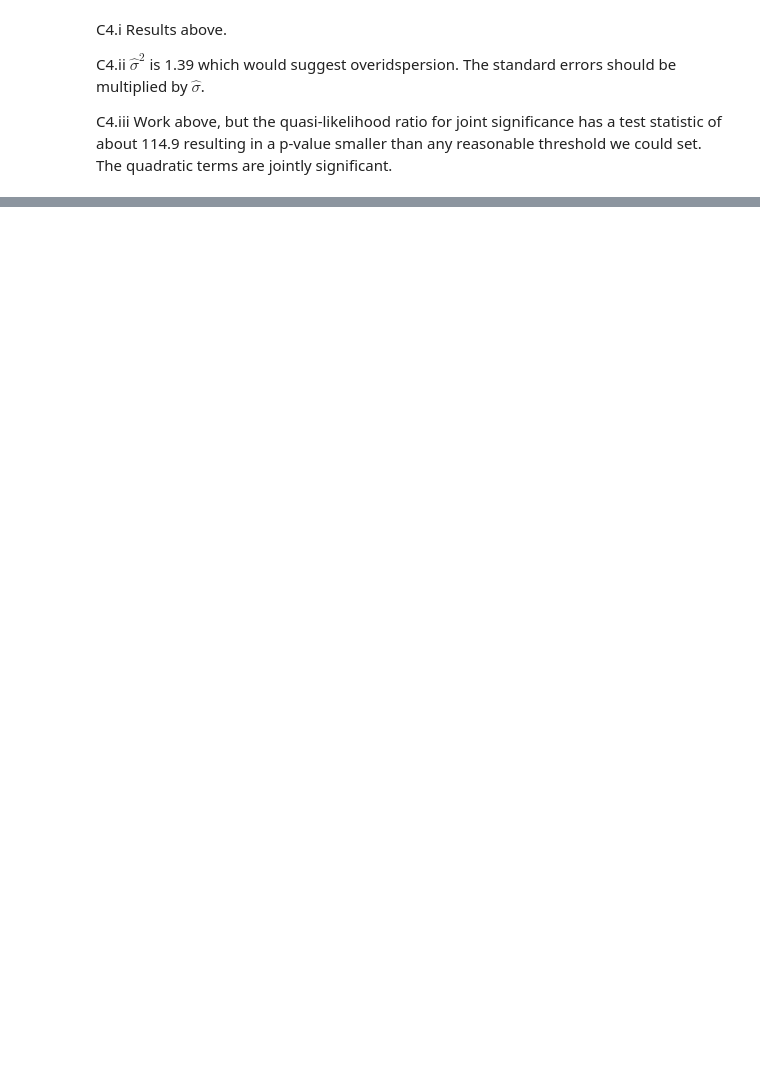
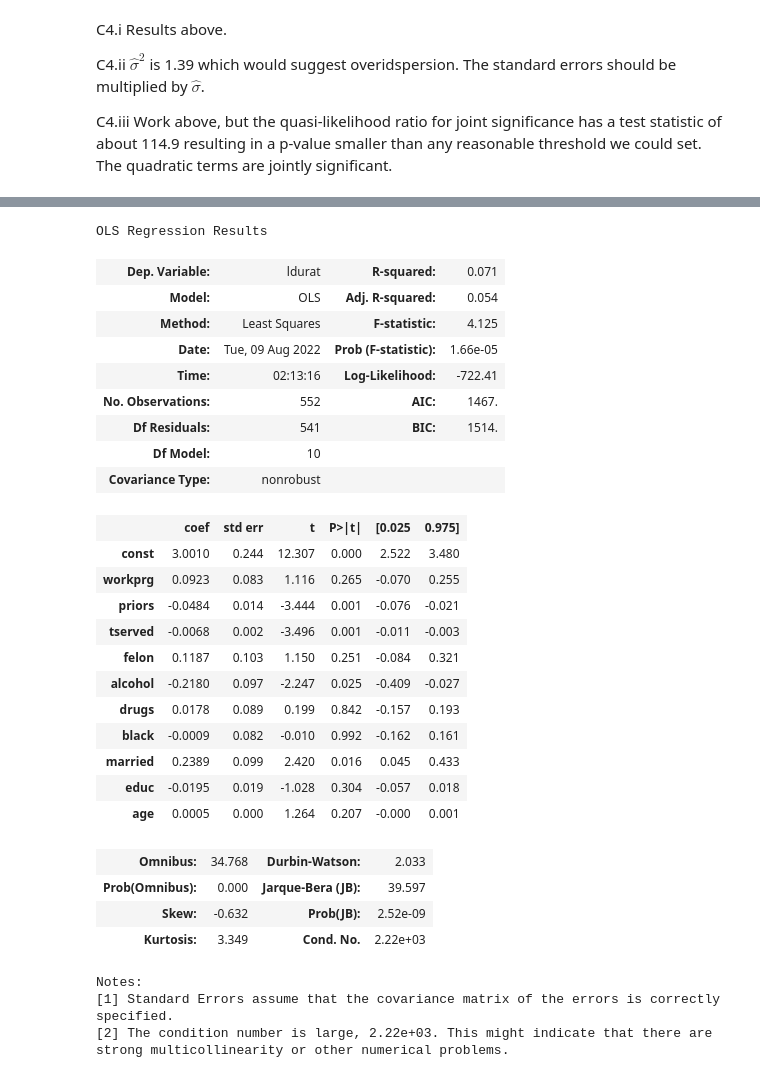
Before and after one commit to systemchalk/wooldridge_workbook, a Jupyter notebook: ch17.ipynb, the cells around one changed output, grey strips where cells are left out. Saved outputs shown, nothing was run; the diff lists cells and outputs as text; code cells hidden in the pictures; blank space fills up the shorter version.

```diff
--- a/ch17.ipynb
+++ b/ch17.ipynb
@@ -534,0 +544,42 @@ C4.iii Work above, but the quasi-likelihood ratio for joint significance has a t
+# %%
+# Exercise 6
+recid = pd.read_excel("./excel/recid.xls")
+
+recid.columns = ["black", "alcohol", "drugs", "super", "married", "felon", "workprg",
+                 "property", "person", "priors", "educ", "rules", "age", "tserved",
+                 "follow", "durat", "cens", "ldurat"]
+recid = recid[recid.cens == 0]
+X = sm.add_constant(recid[["workprg", "priors", "tserved", "felon", "alcohol", "drugs", "black", "married", "educ", "age"]])
+model = sm.OLS(recid.ldurat, X, missing="drop").fit()
+model.summary()
+# %% [output]
+OLS Regression Results
+| Dep. Variable: | ldurat | R-squared: | 0.071 |
+| Model: | OLS | Adj. R-squared: | 0.054 |
+| Method: | Least Squares | F-statistic: | 4.125 |
+| Date: | Tue, 09 Aug 2022 | Prob (F-statistic): | 1.66e-05 |
+| Time: | 02:13:16 | Log-Likelihood: | -722.41 |
+| No. Observations: | 552 | AIC: | 1467. |
+| Df Residuals: | 541 | BIC: | 1514. |
+| Df Model: | 10 |  |  |
+| Covariance Type: | nonrobust |  |  |
+|  | coef | std err | t | P>|t| | [0.025 | 0.975] |
+| const | 3.0010 | 0.244 | 12.307 | 0.000 | 2.522 | 3.480 |
+| workprg | 0.0923 | 0.083 | 1.116 | 0.265 | -0.070 | 0.255 |
+| priors | -0.0484 | 0.014 | -3.444 | 0.001 | -0.076 | -0.021 |
+| tserved | -0.0068 | 0.002 | -3.496 | 0.001 | -0.011 | -0.003 |
+| felon | 0.1187 | 0.103 | 1.150 | 0.251 | -0.084 | 0.321 |
+| alcohol | -0.2180 | 0.097 | -2.247 | 0.025 | -0.409 | -0.027 |
+| drugs | 0.0178 | 0.089 | 0.199 | 0.842 | -0.157 | 0.193 |
+| black | -0.0009 | 0.082 | -0.010 | 0.992 | -0.162 | 0.161 |
+| married | 0.2389 | 0.099 | 2.420 | 0.016 | 0.045 | 0.433 |
+| educ | -0.0195 | 0.019 | -1.028 | 0.304 | -0.057 | 0.018 |
+| age | 0.0005 | 0.000 | 1.264 | 0.207 | -0.000 | 0.001 |
+| Omnibus: | 34.768 | Durbin-Watson: | 2.033 |
+| Prob(Omnibus): | 0.000 | Jarque-Bera (JB): | 39.597 |
+| Skew: | -0.632 | Prob(JB): | 2.52e-09 |
+| Kurtosis: | 3.349 | Cond. No. | 2.22e+03 |
+Notes:
+[1] Standard Errors assume that the covariance matrix of the errors is correctly specified.
+[2] The condition number is large, 2.22e+03. This might indicate that there are
+strong multicollinearity or other numerical problems.
```
Also changed, not shown: parts of 23 cells of this notebook, 2 other files.
